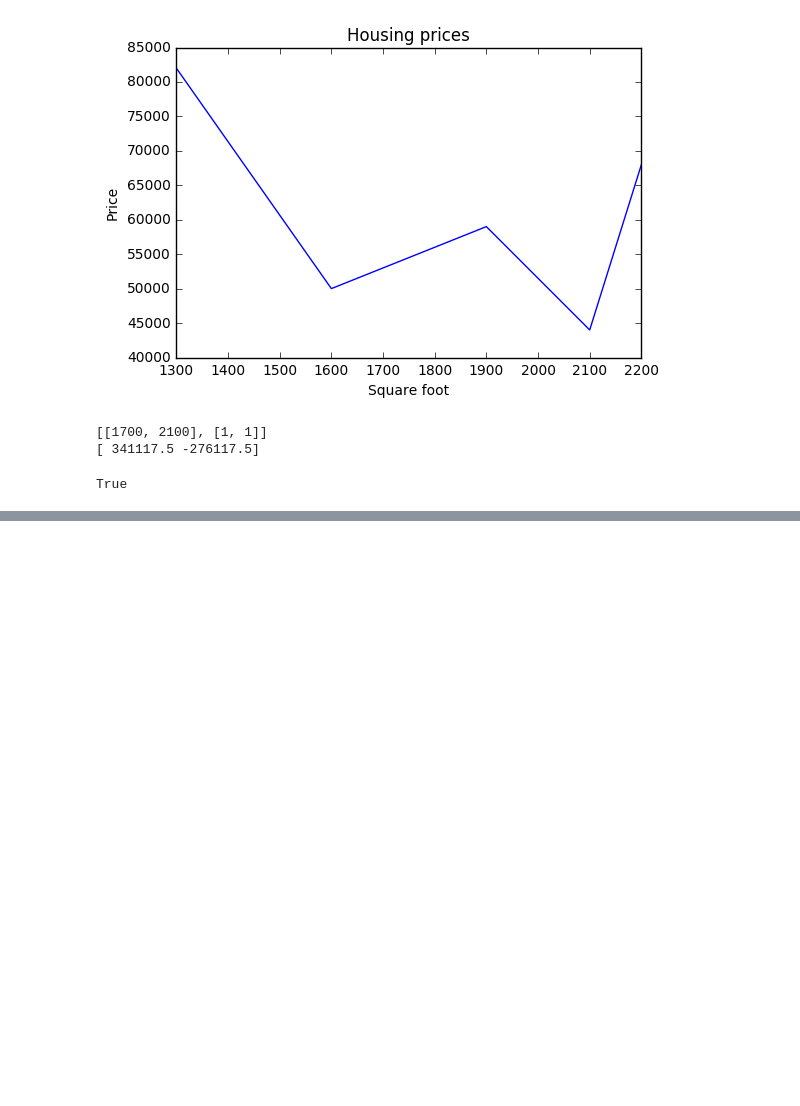
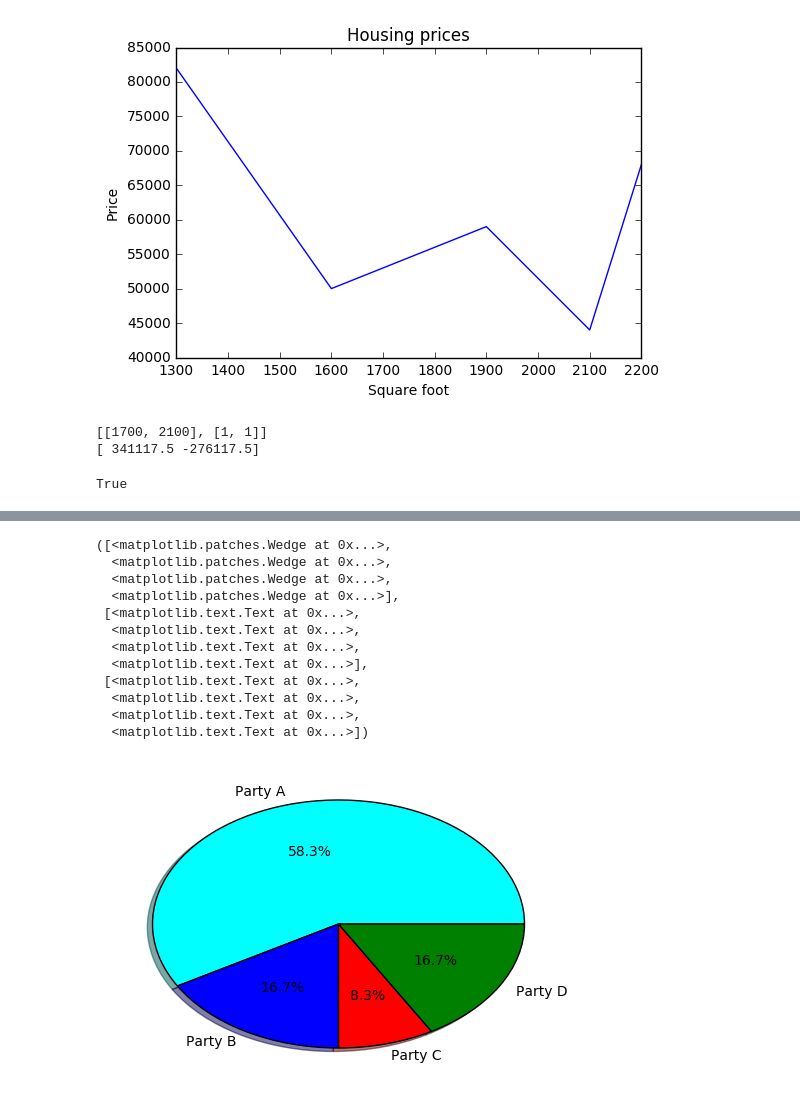
Before and after one commit to maykulkarni/Introduction-to-Statistics, a Jupyter notebook: IPython Notebooks/Introduction to Statistics.ipynb, the cells around one changed output, grey strips where cells are left out. Saved outputs shown, nothing was run; the diff lists cells and outputs as text; code cells hidden in the pictures; blank space fills up the shorter version.

```diff
--- a/IPython Notebooks/Introduction to Statistics.ipynb
+++ b/IPython Notebooks/Introduction to Statistics.ipynb
@@ -41,0 +51,29 @@ plt.bar(x, y, width=100)
+# %%
+# Pie charts
+
+# Example 1
+# total = 23000/0.2
+# x = [0.2*total, 0.8*total]
+# lables = [0.2*total, 0.8*total]
+# colors = ['Cyan', 'Green']
+# plt.pie(x, autopct='%1.1f%%', labels=lables, colors=colors, explode=(0, 0.1), shadow=True)
+
+# Example 2
+x = [175, 50, 25, 50]
+colors = ['cyan', 'blue', 'red', 'green']
+lables = ['Party A', 'Party B', 'Party C', 'Party D']
+plt.pie(x, shadow=True, colors=colors, labels=lables, autopct='%1.1f%%')
+# %% [output]
+([<matplotlib.patches.Wedge at 0x...>,
+  <matplotlib.patches.Wedge at 0x...>,
+  <matplotlib.patches.Wedge at 0x...>,
+  <matplotlib.patches.Wedge at 0x...>],
+ [<matplotlib.text.Text at 0x...>,
+  <matplotlib.text.Text at 0x...>,
+  <matplotlib.text.Text at 0x...>,
+  <matplotlib.text.Text at 0x...>],
+ [<matplotlib.text.Text at 0x...>,
+  <matplotlib.text.Text at 0x...>,
+  <matplotlib.text.Text at 0x...>,
+  <matplotlib.text.Text at 0x...>])
+[figure, added]
```
Also changed, not shown: parts of 3 cells of this notebook.
